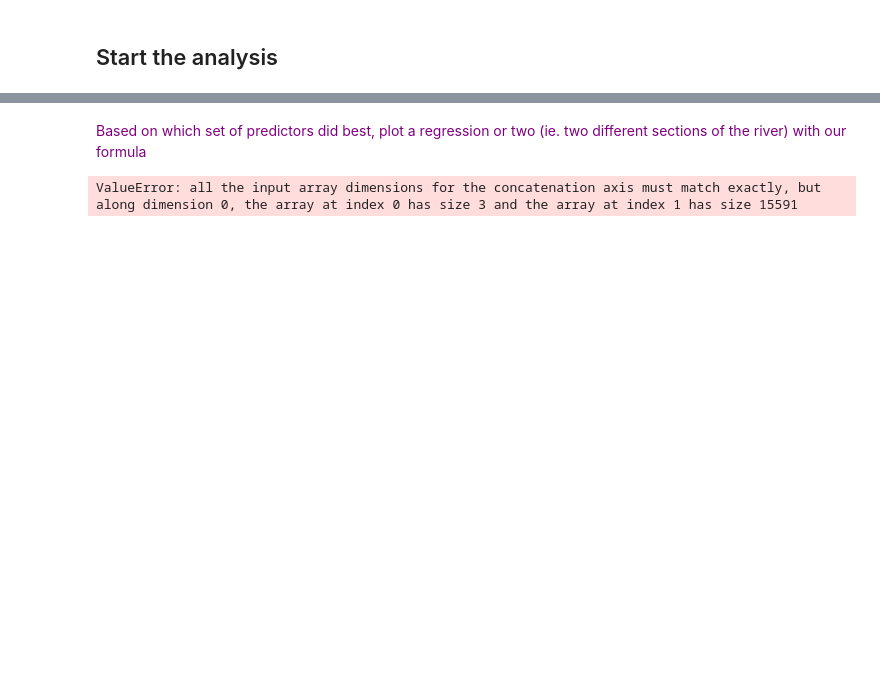
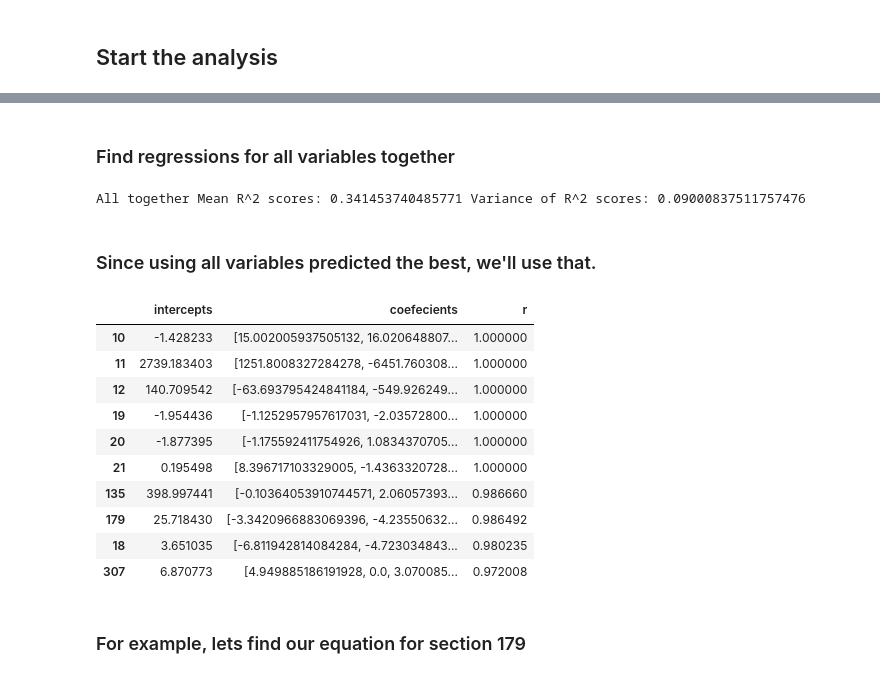
Before and after one commit to levinielson/CS6830Project6, a Jupyter notebook: Project6.ipynb, the cells around one changed output, grey strips where cells are left out. Drawn from its saved outputs; the diff is of its cells as text; code cells hidden in the pictures; blank space fills up the shorter version.

Commit message:
finalized analyses

```diff
--- a/Project6.ipynb
+++ b/Project6.ipynb
@@ -187,20 +165,0 @@ Mean R^2 scores: 0.18443977497425393 Variance of R^2 scores: 0.05385165534762955
-# %%
-columns = ["Evapotranspiration", "Irrigation_pumping", "Precipitation"]
-for i in range(len(columns)):
-    for j in range(i, len(columns)):
-        if i != j:
-            [testInter, testCoefs, testR] = waterLinReg(x=[columns[i], columns[j]])
-            newTestR = []
-            for k in range(len(testR)):
-                if testR[k] > -10000.0:
-                    newTestR.append(testR[k])
-            testR = newTestR
-            print('Mean R^2 scores:',sum(testR)/len(testR),'Variance of R^2 scores:',variance(testR))
-
-[testInter, testCoefs, testR] = waterLinReg(x=[columns[0], columns[1], columns[2]])
-newTestR = []
-for i in range(len(testR)):
-    if testR[i] > -10000.0:
-        newTestR.append(testR[i])
-testR = newTestR
-print('Mean R^2 scores:',sum(testR)/len(testR),'Variance of R^2 scores:',variance(testR))
@@ -211,0 +168,12 @@ Mean R^2 scores: 0.3185728410142712 Variance of R^2 scores: 0.08558237780552322
+# %%
+columns = ["Evapotranspiration", "Irrigation_pumping", "Precipitation","distToSource"]
+for i in range(len(columns)):
+    for j in range(i, len(columns)):
+        if i != j:
+            [testInter, testCoefs, testR] = waterLinReg(data = waterData,x=[columns[i], columns[j]])
+            newTestR = []
+            for k in range(len(testR)):
+                if testR[k] > -10000.0:
+                    newTestR.append(testR[k])
+            testR = newTestR
+            print(columns[i],columns[j],'Mean R^2 scores:',sum(testR)/len(testR),'Variance of R^2 scores:',variance(testR))
@@ -211,0 +189,8 @@ Mean R^2 scores: 0.3185728410142712 Variance of R^2 scores: 0.08558237780552322
+# %%
+for i in range(len(columns)):
+    [testInter, testCoefs, testR] = waterLinReg(data = waterData,x=columns[:i] + columns[i+1:])
+    for k in range(len(testR)):
+        if testR[k] > -10000.0:
+            newTestR.append(testR[k])
+    testR = newTestR
+    print('Excluding',columns[i],'Mean R^2 scores:',sum(testR)/len(testR),'Variance of R^2 scores:',variance(testR))
@@ -212,10 +202,31 @@ Mean R^2 scores: 0.3185728410142712 Variance of R^2 scores: 0.08558237780552322
+# %% [markdown]
+### Find regressions for all variables together
+# %%
+[testInter, testCoefs, testR] = waterLinReg(data=waterData,x=columns)
+newTestR = []
+for i in range(len(testR)):
+    if testR[i] > -10000.0:
+        newTestR.append(testR[i])
+testR = newTestR
+print('All together Mean R^2 scores:',sum(testR)/len(testR),'Variance of R^2 scores:',variance(testR))
+# %% [output]
+All together Mean R^2 scores: 0.341453740485771 Variance of R^2 scores: 0.09000837511757476
 # %% [markdown]
-<span style="color:purple">
-    <font size="+2">
-        Based on which set of predictors did best, plot a regression or two (ie. two different sections of the river) with our formula
-    </font>
-</style>
+### Since using all variables predicted the best, we'll use that.
 # %%
-sns.regplot(x=columns, y="Observed", data=waterData)
+finalRegressions = pd.DataFrame({'intercepts':testInter, 'coefecients':testCoefs, 'r': testR})
+finalRegressions.nlargest(10,'r')
 # %% [output]
-ValueError: all the input array dimensions for the concatenation axis must match exactly, but along dimension 0, the array at index 0 has size 3 and the array at index 1 has size 15591
+|  | intercepts | coefecients | r |
+| 10 | -1.428233 | [15.002005937505132, 16.020648807... | 1.000000 |
+| 11 | 2739.183403 | [1251.8008327284278, -6451.760308... | 1.000000 |
+| 12 | 140.709542 | [-63.693795424841184, -549.926249... | 1.000000 |
+| 19 | -1.954436 | [-1.1252957957617031, -2.03572800... | 1.000000 |
+| 20 | -1.877395 | [-1.175592411754926, 1.0834370705... | 1.000000 |
+| 21 | 0.195498 | [8.396717103329005, -1.4363320728... | 1.000000 |
+| 135 | 398.997441 | [-0.10364053910744571, 2.06057393... | 0.986660 |
+| 179 | 25.718430 | [-3.3420966883069396, -4.23550632... | 0.986492 |
+| 18 | 3.651035 | [-6.811942814084284, -4.723034843... | 0.980235 |
+| 307 | 6.870773 | [4.949885186191928, 0.0, 3.070085... | 0.972008 |
+# %% [markdown]
+### For example, lets find our equation for section 179
```
Also changed, not shown: parts of 19 cells of this notebook.
